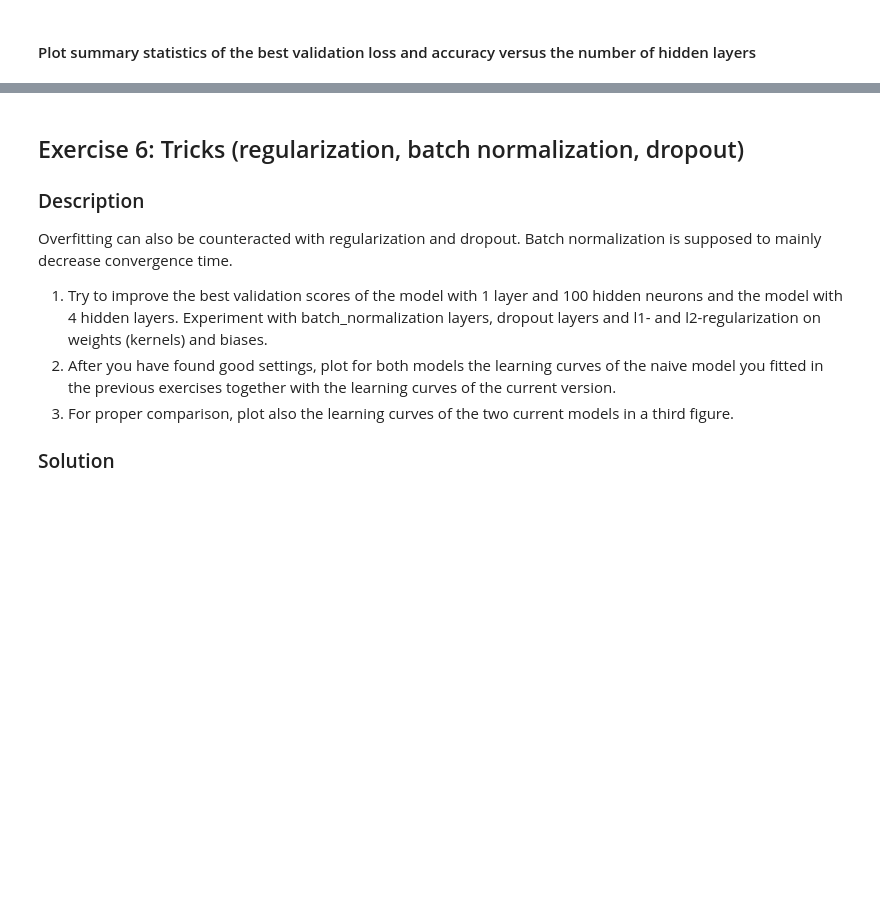
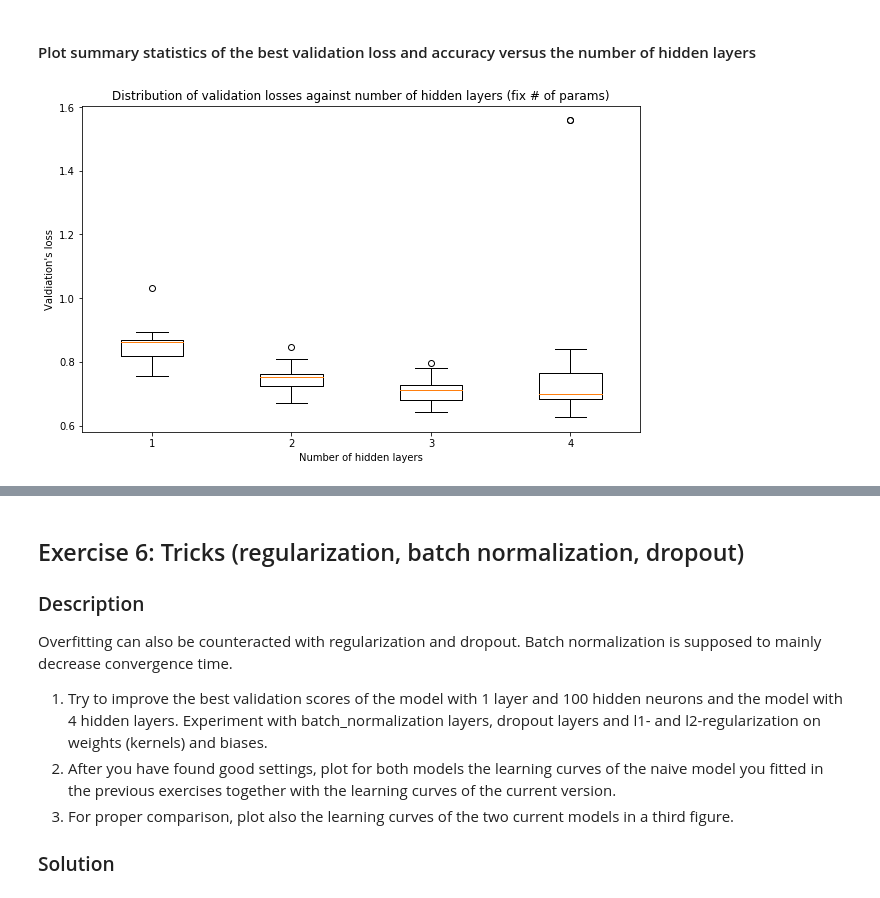
Before and after one commit to Amaumaury/ArtificialNeuralNetworks, a Jupyter notebook: miniproject1.ipynb, the cells around one changed output, grey strips where cells are left out. Cells and saved outputs as stored; diff of their text form; code cells hidden in the pictures; blank space fills up the shorter version.

```diff
--- a/miniproject1.ipynb
+++ b/miniproject1.ipynb
@@ -701,8 +675,7 @@ def dense_factory(input_, output, weight_regularizer, bias_regularizer):
         input_shape=(input_,),
         activation="softmax",
         kernel_regularizer=weight_regularizer,
-        bias_regularizer=bias_regularizer,
-        weight_in
+        bias_regularizer=bias_regularizer
     )
 
 def model_factory(units, layers, batch_normalization, weight_regularizer, bias_regularizer, dropout=None):
@@ -718,7 +691,7 @@ def model_factory(units, layers, batch_normalization, weight_regularizer, bias_r
         model_builder.add(Dropout(dropout[0]))
 
     if batch_normalization is not None:
-        model_builder.add(BatchNormalization(momentum=batch_normalization))
+        model_builder.add(BatchNormalization(beta_initializer=batch_normalization[0], gamma_initializer=batch_normalization[1]))
 
     # Hidden layers
     for i in range(layers-1):
@@ -727,7 +700,7 @@ def model_factory(units, layers, batch_normalization, weight_regularizer, bias_r
             model_builder.add(Dropout(dropout[1]))
 
         if batch_normalization is not None:
-            model_builder.add(BatchNormalization(momentum=batch_normalization))
+            model_builder.add(BatchNormalization(beta_initializer=batch_normalization[0], gamma_initializer=batch_normalization[1]))
 
     # Output layer
     model_builder.add(dense_factory((units,), y_train.shape[1], weight_regularizer, bias_regularizer))
@@ -735,12 +708,9 @@ def model_factory(units, layers, batch_normalization, weight_regularizer, bias_r
         model_builder.add(Dropout(dropout[1]))
 
     if batch_normalization is not None:
-        model_builder.add(BatchNormalization(momentum=batch_normalization))
+        model_builder.add(BatchNormalization(beta_initializer=batch_normalization[0], gamma_initializer=batch_normalization[1]))
 
     return model_builder
-
-# Dummy regularizer, used as non existing regularizer
-null_reg = keras.regularizers.l1(0)
 
 # Factories for required models
 size_per_layer_1_hidden = 100
@@ -767,14 +737,12 @@ def compile_model(model):
         metrics=['accuracy']
     )
 
-def fit_model(model, x_train=x_train, y_train=y_train, x_test=x_test, y_test=y_test):
+def fit_model(model, x_train=x_train, y_train=y_train, x_test=x_test, y_test=y_test, iter_=35, verbose=0):
     h = model.fit(
         x_train, y_train,
         validation_data=(x_test, y_test),
-        epochs=100,
-        verbose=1,
-        #callbacks=[keras.callbacks.EarlyStopping('val_loss', patience=5, min_delta=0.001)]
-        #callbacks=[RealEarlyStopper]
+        epochs=iter_,
+        verbose=verbose
     )
     return h
 # %% [markdown]
@@ -790,7 +776,7 @@ model_4_hidden_factory().summary()
 # %%
 model_factories = [model_1_hidden_factory, model_2_hidden_factory, model_3_hidden_factory, model_4_hidden_factory]
 
-try_per_model = 40
+try_per_model = 20
 
 results = []
 
@@ -838,0 +820,5 @@ for model_results in results:
+# %%
+# Extract best loss and accuracy for each (model, training)
+best_results = [[[min(res.history['val_loss']), max(res.history['val_acc'])] for res in model_res] for model_res in results]
+best_val_loss = [[res[0] for res in model_res] for model_res in best_results]
+best_val_acc = [[res[1] for res in model_res] for model_res in best_results]
@@ -838,0 +829,9 @@ for model_results in results:
+# %%
+fig, ax = plt.subplots()
+ax.boxplot(best_val_loss)
+plt.title('Distribution of validation losses against number of hidden layers (fix # of params)')
+plt.xlabel('Number of hidden layers')
+plt.ylabel("Valdiation's loss")
+plt.show()
+# %% [output]
+[figure, added]
```
Also changed, not shown: parts of 28 cells of this notebook.
